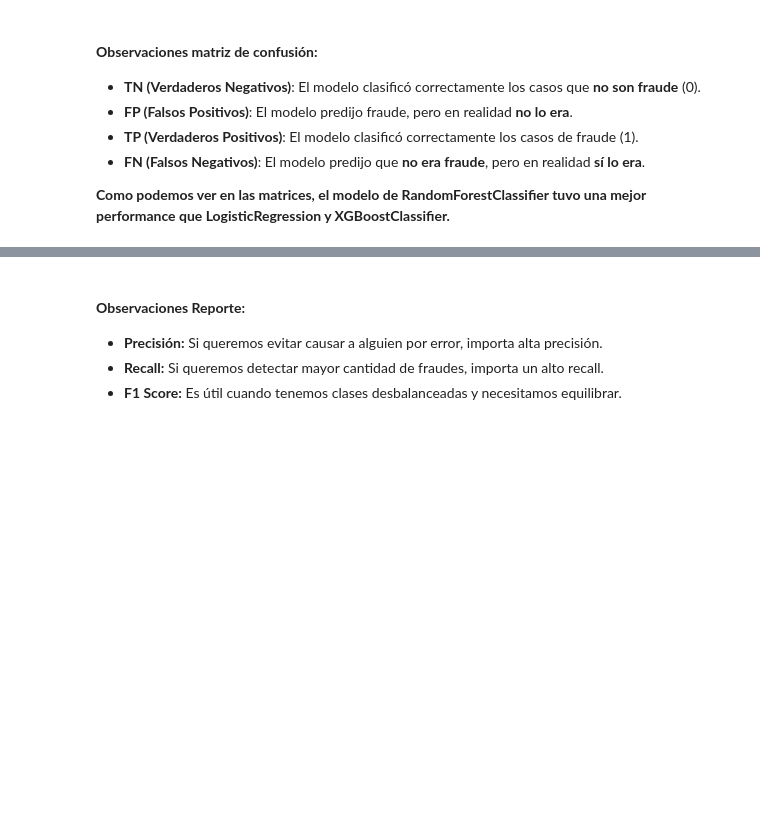
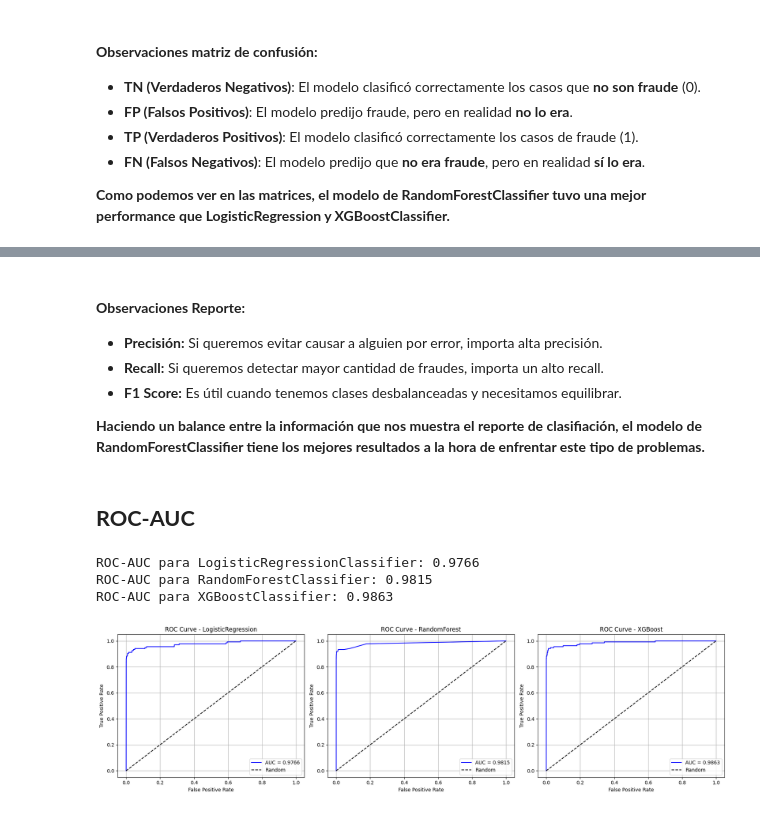
Before and after one commit to EmanuelG12/Deteccion-Fraude-Tarjetas-ML, a Jupyter notebook: notebooks/04_Evaluación.ipynb, the cells around one changed output, grey strips where cells are left out. Cells and saved outputs as stored; diff of their text form; code cells hidden in the pictures; blank space fills up the shorter version.

```diff
--- a/notebooks/04_Evaluación.ipynb
+++ b/notebooks/04_Evaluación.ipynb
@@ -103,3 +104,58 @@ weighted avg       1.00      1.00      1.00     95956
 - **Precisión:** Si queremos evitar causar a alguien por error, importa alta precisión.
 - **Recall:** Si queremos detectar mayor cantidad de fraudes, importa un alto recall.
 - **F1 Score:** Es útil cuando tenemos clases desbalanceadas y necesitamos equilibrar.
+
+**Haciendo un balance entre la información que nos muestra el reporte de clasifiación, el modelo de RandomForestClassifier tiene los mejores resultados a la hora de enfrentar este tipo de problemas.**
+# %% [markdown]
+## **ROC-AUC**
+# %%
+# 1. Obtener las probabilidades de la clase positiva
+y_scores_lr = lr.predict_proba(X_test)[:,1]  # Probabilidad de clase "1" (fraud)
+y_scores_rf = rf.predict_proba(X_test)[:,1]  # Probabilidad de clase "1" (fraud)
+y_scores_xgb = xgb.predict_proba(X_test)[:,1]  # Probabilidad de clase "1" (fraud)
+
+
+# 2. Calcular ROC AUC
+roc_auc_lr = roc_auc_score(y_test, y_scores_lr)
+roc_auc_rf = roc_auc_score(y_test, y_scores_rf)
+roc_auc_xgb = roc_auc_score(y_test, y_scores_xgb)
+
+roc_auc_models = [roc_auc_lr, roc_auc_rf, roc_auc_xgb]
+
+print(f"ROC-AUC para LogisticRegressionClassifier: {roc_auc_lr:.4f}")
+print(f"ROC-AUC para RandomForestClassifier: {roc_auc_rf:.4f}")
+print(f"ROC-AUC para XGBoostClassifier: {roc_auc_xgb:.4f}")
+# %% [output]
+ROC-AUC para LogisticRegressionClassifier: 0.9766
+ROC-AUC para RandomForestClassifier: 0.9815
+ROC-AUC para XGBoostClassifier: 0.9863
+# %%
+# 3. Graficar la curva ROC
+
+# Diccionario de modelos y sus predicciones
+model_scores = {
+    "LogisticRegression": y_scores_lr,
+    "RandomForest": y_scores_rf,
+    "XGBoost": y_scores_xgb
+}
+
+# Crear subplots: 1 fila, 3 columnas
+fig, axes = plt.subplots(1, 3, figsize=(18, 5))
+
+# Iterar por modelos y ejes
+for ax, (name, y_scores) in zip(axes, model_scores.items()):
+    fpr, tpr, _ = roc_curve(y_test, y_scores)
+    auc = roc_auc_score(y_test, y_scores)
+
+    ax.plot(fpr, tpr, label=f'AUC = {auc:.4f}', color='blue')
+    ax.plot([0, 1], [0, 1], 'k--', label='Random')
+    ax.set_title(f'ROC Curve - {name}')
+    ax.set_xlabel('False Positive Rate')
+    ax.set_ylabel('True Positive Rate')
+    ax.legend(loc='lower right')
+    ax.grid(True)
+
+plt.tight_layout()
+plt.show()
+# %% [output]
+[figure, added]
```
Also changed, not shown: parts of 6 cells of this notebook, 2 other files.
